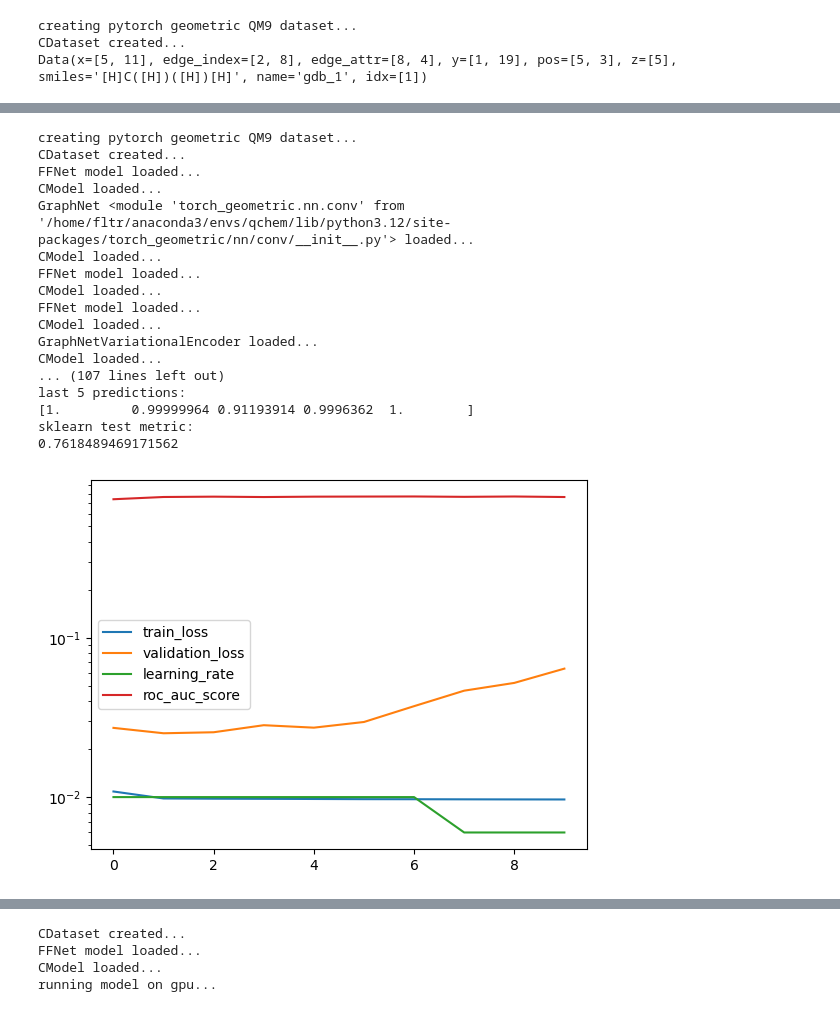
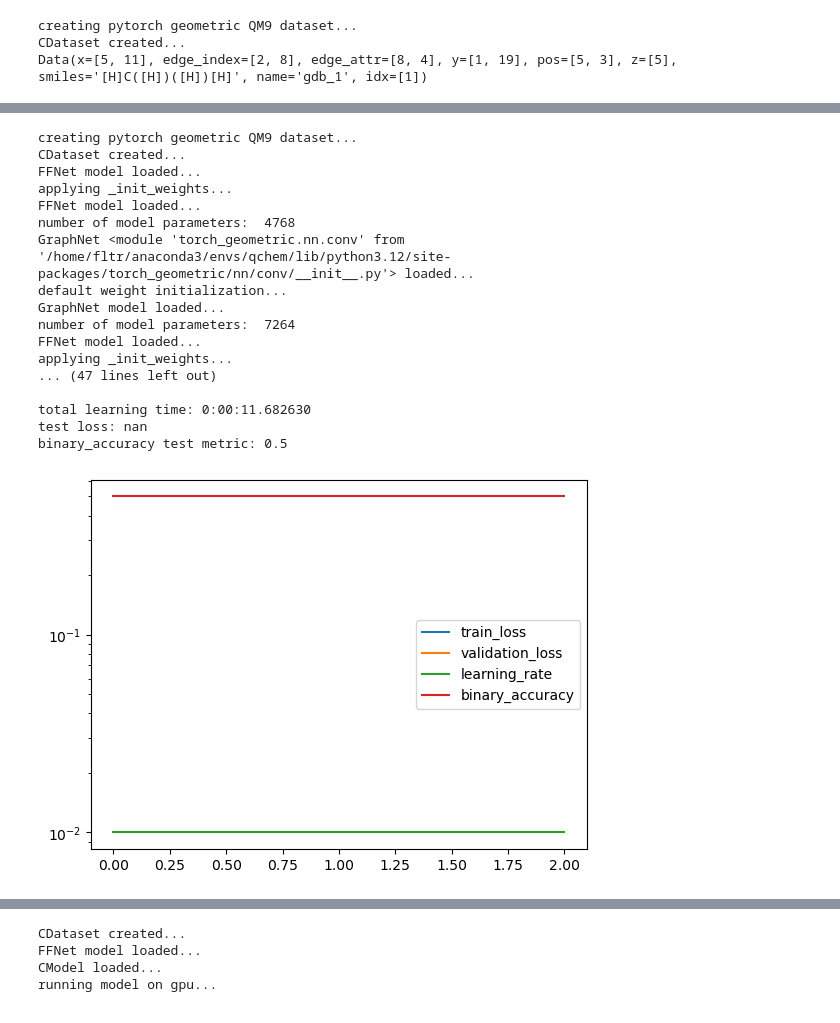
Before and after one commit to icanswim/qchem, a Jupyter notebook: experiment.ipynb, the cells around one changed output, grey strips where cells are left out. Drawn from its saved outputs; the diff is of its cells as text; code cells hidden in the pictures.

```diff
--- a/experiment.ipynb
+++ b/experiment.ipynb
@@ -663,66 +748,63 @@ last 5 predictions:
 # %%
 # qchem PyG dataset wrapper (PGDS) with qchem model (GraphNetVariationalEncoder)
-# graph variational autoencoder WITHOUT adversarial regulation and GCNConv encoder
+# graph variational autoencoder WITH adversarial regulation and GCNConv encoder
 # extract, load, model, metrics, display
 
 model_param = {'in_channels': 11,
                'hidden': 32,
                'out_channels': 32,
                'depth': 2,
-               'softmax': None,
                'pool': None,
                'convolution': 'GCNConv'}
 
 ds_param = {'train_param': {'dataset': 'QM9',
                             'transforms': {},
-                            'pg_param': {'root': './data/',
+                            'pg_param': {'root': './data/pyg/qm9/',
                                          'transform': None}}}
 
-metrics_param = {'report_interval': 10,
+metrics_param = {'report_interval': 1,
                  'log_plot': True,
                  'min_lr': .0013,
-                 'sk_metric_name': 'roc_auc_score',
-                 'sk_param': {'average': 'macro',
-                              'multi_class': 'ovr'}}
+                 'metric_name': 'binary_accuracy',
+                 'metric_param': {}}
 
 opt_param = {'lr': 0.01}
 
-crit_param = {'adversarial': False,
-              'disc_param': {'in_channels': 32, 'hidden': 64,
-                             'out_channels': 32, 'softmax': None}}
+crit_param = {'adversarial': True,
+              'disc_param': {'in_channels': 32, 'hidden': 64, 'out_channels': 32}}
 
 sample_param = {'set_seed': 88,
                 'splits': (.7, .15),
-                'subset': False}
+                'subset': 0.01}
 
 sched_param = {'factor': .6,
                'patience': 5,
                'cooldown': 5,
                'min_lr': .00125}
 
 
 l = Learn([PGDS], GraphNetVariationalEncoder, Selector,
           Optimizer=Adam, Scheduler=ReduceLROnPlateau, Criterion=EncoderLoss, DataLoader=DataLoader,
           model_param=model_param, ds_param=ds_param, sample_param=sample_param,
           opt_param=opt_param, sched_param=sched_param, crit_param=crit_param,
           metrics_param=metrics_param,
-          squeeze_y_pred=False, batch_size=128, epochs=10)
+          batch_size=12, epochs=3)
 # %% [output]
 creating pytorch geometric QM9 dataset...
 CDataset created...
 FFNet model loaded...
-CModel loaded...
+applying _init_weights...
+FFNet model loaded...
+number of model parameters:  4768
 GraphNet <module 'torch_geometric.nn.conv' from '/home/fltr/anaconda3/envs/qchem/lib/python3.12/site-packages/torch_geometric/nn/conv/__init__.py'> loaded...
-CModel loaded...
+default weight initialization...
+GraphNet model loaded...
+number of model parameters:  7264
 FFNet model loaded...
-CModel loaded...
-FFNet model loaded...
-CModel loaded...
-GraphNetVariationalEncoder loaded...
-CModel loaded...
-... (107 lines left out)
-last 5 predictions:
-[1.         0.99999964 0.91193914 0.9996362  1.        ]
-sklearn test metric:
-0.7618489469171562
+applying _init_weights...
+... (47 lines left out)
+
+total learning time: 0:00:11.682630
+test loss: nan
+binary_accuracy test metric: 0.5
-[figure, old version]
+[figure, new version]
```
Also changed, not shown: parts of 15 cells of this notebook, 5 other files.
